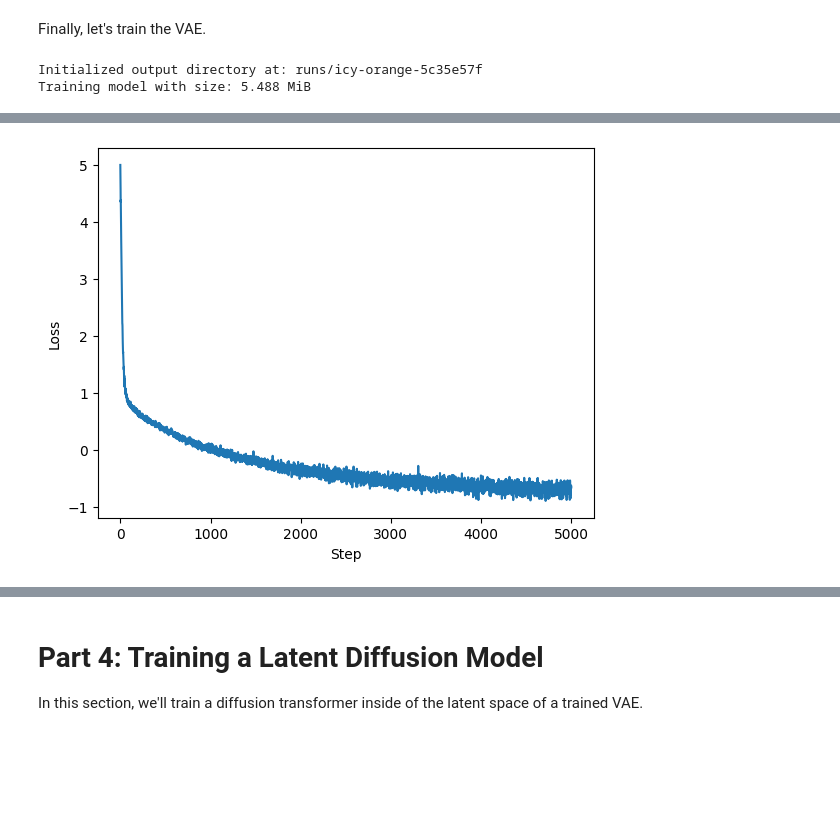
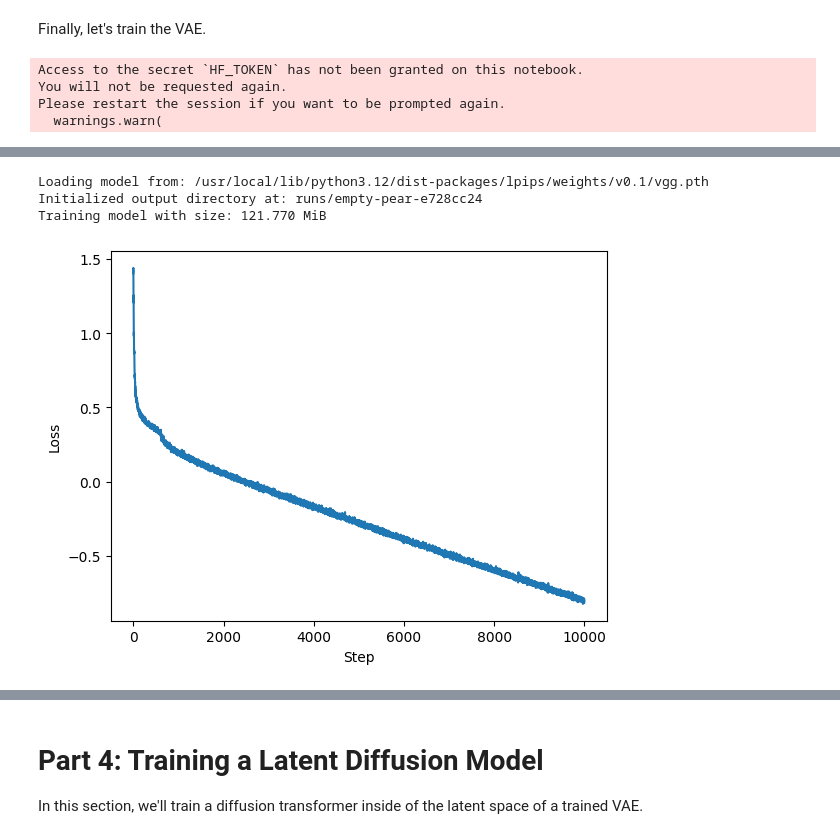
Before and after one commit to avanishd-3/diffusion, a Jupyter notebook: diffusion.ipynb, the cells around one changed output, grey strips where cells are left out. Drawn from its saved outputs; the diff is of its cells as text; code cells hidden in the pictures; blank space fills up the shorter version.

```diff
--- a/diffusion.ipynb
+++ b/diffusion.ipynb
@@ -1082,13 +1108,17 @@ class Encoder(nn.Module):
 ### Decoder
 # %%
 class DecoderBlock(nn.Module):
-  def __init__(self, in_channels: int, upsample_channels: Optional[int] = None):
+  def __init__(self, in_channels: int, upsample_channels: Optional[int] = None, use_attention: bool = False):
     super().__init__()
-    self.net = nn.Sequential(
+    layers = [
       ResidualBlock(in_channels),
       ResidualBlock(in_channels),
-      AttentionBlock(in_channels),
-    )
+    ]
+    if use_attention:
+        layers.append(AttentionBlock(in_channels))
+
+    self.net = nn.Sequential(*layers)
+
     if upsample_channels is not None:
       self.upsample = nn.Sequential(
         nn.Upsample(scale_factor=2, mode='nearest'),
@@ -1111,8 +1141,11 @@ class Decoder(nn.Module):
     ch_in = hidden_channels
     ch_out = hidden_channels[1:] + [None]
     blocks = []
-    for in_c, out_c in zip(ch_in, ch_out):
-      blocks.append(DecoderBlock(in_c, out_c))
+    for idx, (in_c, out_c) in enumerate(zip(ch_in, ch_out)):
+      # Only apply attention at the lowest resolution (the first decoder block)
+      # Otherwise running out of memory
+      use_attention = (idx == 0)
+      blocks.append(DecoderBlock(in_c, out_c, use_attention=use_attention))
     self.blocks = nn.ModuleList(blocks)
 
     # Predict mean
@@ -1231,29 +1271,33 @@ Finally, let's train the VAE.
 # %%
 # Create dataset + VAE
 device = torch.device('cuda')
-mnist = MNISTSampler().to(device)
+celeba = CelebASampler(img_size=128).to(device)
+
 vae = VAE(
-   data_channels = 1,
-   hidden_channels = [16, 32, 64, 128],
-   beta = 10.0,
+   data_channels = 3,
+   hidden_channels = [64, 128, 256, 512, 16],
+   beta = 0.01, # Reduced KL penalty for sharper reconstructions
+   perceptual_weight = 0.5 # LPIPS weight
 ).to(device)
 
 # Create Trainer + train
-trainer = MNISTVAETrainer(
-    mnist_sampleable = mnist,
-    batch_size = 64,
+trainer = CelebaVAETrainer(
+    celeba_sampleable = celeba,
+    batch_size = 16,
 )
 losses, steps = trainer.train(
    model = vae,
-   num_steps = 5000,
-   lr = 1e-3,
+   num_steps = 10000,
+   lr = 1e-4,
    warmup_steps = 500,
-   ckpt_every = 250,
+   ckpt_every = 1000,
 )
 plt.plot(steps, losses)
 plt.xlabel("Step")
 plt.ylabel("Loss")
 plt.show()
 # %% [output]
-Initialized output directory at: runs/icy-orange-5c35e57f
-Training model with size: 5.488 MiB
+Access to the secret `HF_TOKEN` has not been granted on this notebook.
+You will not be requested again.
+Please restart the session if you want to be prompted again.
+  warnings.warn(
@@ -1260,4 +1308,7 @@ Training model with size: 5.488 MiB
+Loading model from: /usr/local/lib/python3.12/dist-packages/lpips/weights/v0.1/vgg.pth
+Initialized output directory at: runs/empty-pear-e728cc24
+Training model with size: 121.770 MiB
-[figure, old version]
+[figure, new version]
 # %%
 # Perform interpolation in the latent space
 vae.eval()
```
Also changed, not shown: parts of 17 cells of this notebook.
